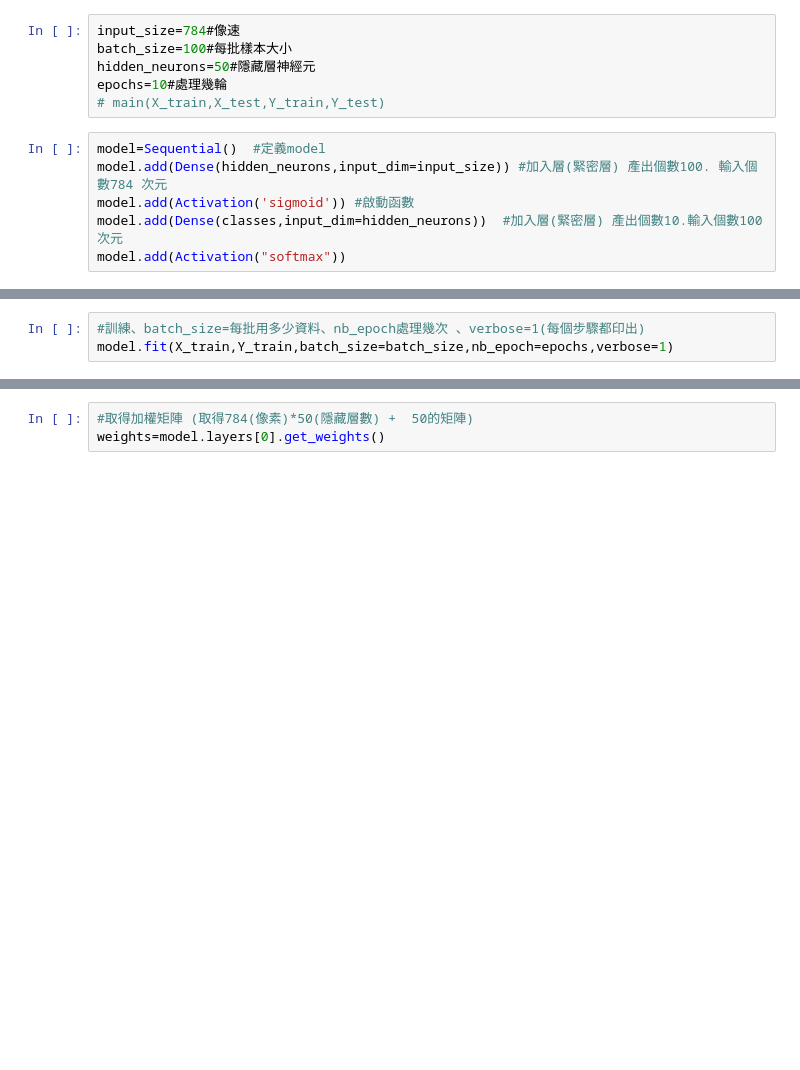
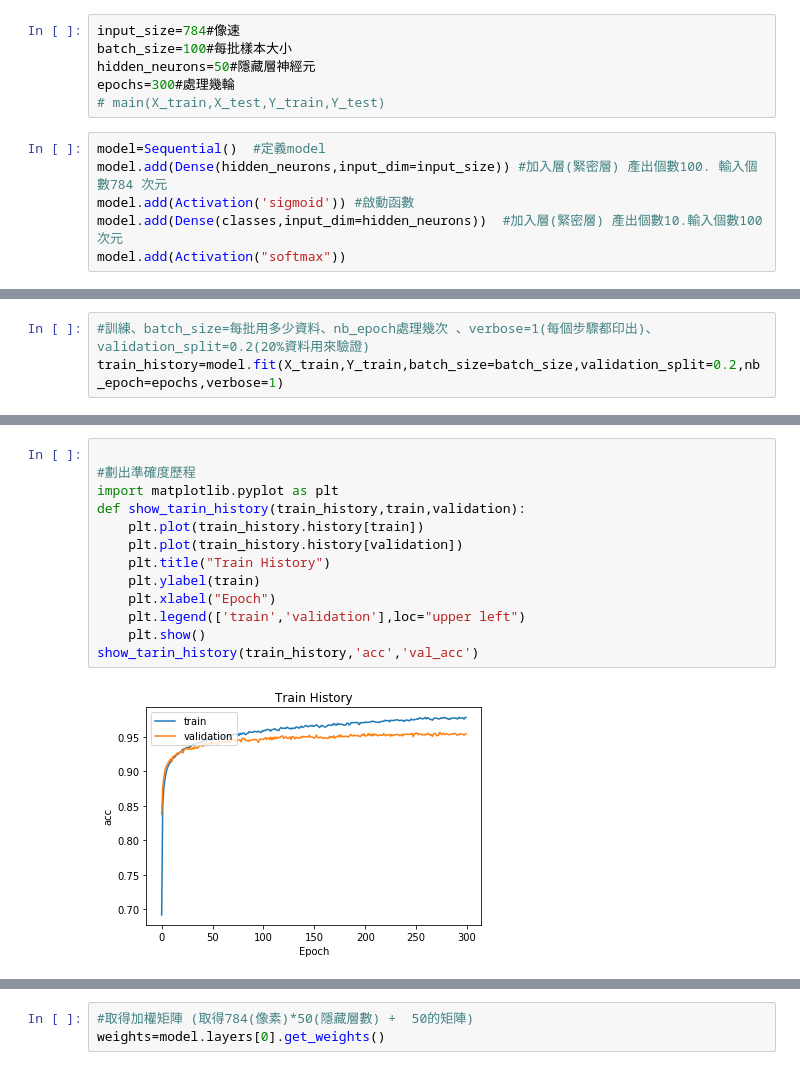
Before and after one commit to j122085/practise-ML-, a Jupyter notebook: ML.ipynb, the cells around one changed output, grey strips where cells are left out. Saved outputs shown, nothing was run; the diff lists cells and outputs as text; blank space fills up the shorter version.

```diff
--- a/ML.ipynb
+++ b/ML.ipynb
@@ -288,7 +288,7 @@ array([0., 0., 0., 0., 0., 1., 0., 0., 0., 0.])
 input_size=784#像速
 batch_size=100#每批樣本大小
 hidden_neurons=50#隱藏層神經元
-epochs=10#處理幾輪
+epochs=300#處理幾輪
 # main(X_train,X_test,Y_train,Y_test)
 # %%
 model=Sequential()  #定義model
@@ -301,5 +301,5 @@ model.add(Activation("softmax"))
 model.compile(loss="categorical_crossentropy",metrics=['accuracy'],optimizer='sgd')
 # %%
-#訓練、batch_size=每批用多少資料、nb_epoch處理幾次 、verbose=1(每個步驟都印出)
-model.fit(X_train,Y_train,batch_size=batch_size,nb_epoch=epochs,verbose=1)
+#訓練、batch_size=每批用多少資料、nb_epoch處理幾次 、verbose=1(每個步驟都印出)、validation_split=0.2(20%資料用來驗證)
+train_history=model.fit(X_train,Y_train,batch_size=batch_size,validation_split=0.2,nb_epoch=epochs,verbose=1)
 # %% [output]
@@ -326,0 +323,15 @@ Epoch 10/10
+# %%
+
+#劃出準確度歷程
+import matplotlib.pyplot as plt
+def show_tarin_history(train_history,train,validation):
+    plt.plot(train_history.history[train])
+    plt.plot(train_history.history[validation])
+    plt.title("Train History")
+    plt.ylabel(train)
+    plt.xlabel("Epoch")
+    plt.legend(['train','validation'],loc="upper left")
+    plt.show()
+show_tarin_history(train_history,'acc','val_acc')
+# %% [output]
+[figure, added]
```
Also changed, not shown: parts of 7 cells of this notebook, 3 other files.
